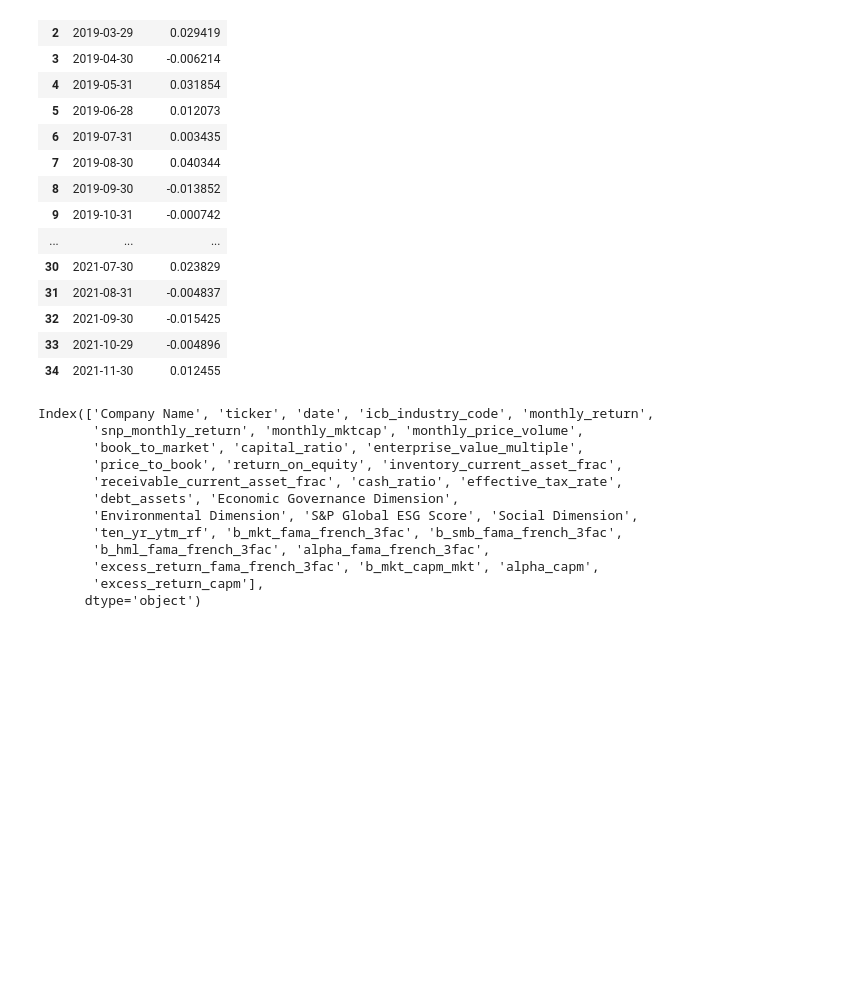
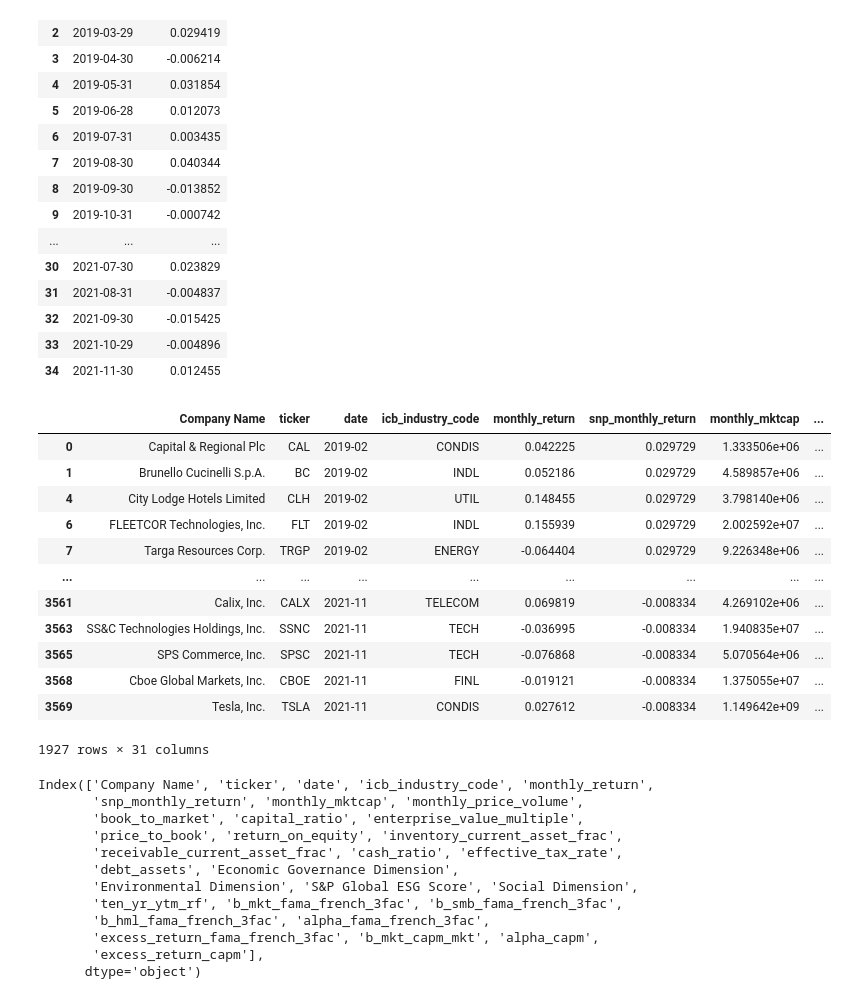
Before and after one commit to TDR474/ESG-Fama-French, a Jupyter notebook: wrds.ipynb, the cells around one changed output. Saved outputs shown, nothing was run; the diff lists cells and outputs as text; code cells hidden in the pictures; blank space fills up the shorter version.

```diff
--- a/wrds.ipynb
+++ b/wrds.ipynb
@@ -256,6 +256,22 @@ data_complete.dropna(inplace=True)
 data_complete_2021_11 = data_complete[data_complete['date'] == '2021-11']
 # drop the date column
 data_complete_2021_11 = data_complete_2021_11.drop(columns=['date'])
+# %%
+data_complete
+# %% [output]
+|  | Company Name | ticker | date | icb_industry_code | monthly_return | snp_monthly_return | monthly_mktcap | ... |
+| 0 | Capital & Regional Plc | CAL | 2019-02 | CONDIS | 0.042225 | 0.029729 | 1.333506e+06 | ... |
+| 1 | Brunello Cucinelli S.p.A. | BC | 2019-02 | INDL | 0.052186 | 0.029729 | 4.589857e+06 | ... |
+| 4 | City Lodge Hotels Limited | CLH | 2019-02 | UTIL | 0.148455 | 0.029729 | 3.798140e+06 | ... |
+| 6 | FLEETCOR Technologies, Inc. | FLT | 2019-02 | INDL | 0.155939 | 0.029729 | 2.002592e+07 | ... |
+| 7 | Targa Resources Corp. | TRGP | 2019-02 | ENERGY | -0.064404 | 0.029729 | 9.226348e+06 | ... |
+| ... | ... | ... | ... | ... | ... | ... | ... | ... |
+| 3561 | Calix, Inc. | CALX | 2021-11 | TELECOM | 0.069819 | -0.008334 | 4.269102e+06 | ... |
+| 3563 | SS&C Technologies Holdings, Inc. | SSNC | 2021-11 | TECH | -0.036995 | -0.008334 | 1.940835e+07 | ... |
+| 3565 | SPS Commerce, Inc. | SPSC | 2021-11 | TECH | -0.076868 | -0.008334 | 5.070564e+06 | ... |
+| 3568 | Cboe Global Markets, Inc. | CBOE | 2021-11 | FINL | -0.019121 | -0.008334 | 1.375055e+07 | ... |
+| 3569 | Tesla, Inc. | TSLA | 2021-11 | CONDIS | 0.027612 | -0.008334 | 1.149642e+09 | ... |
+1927 rows × 31 columns
 # %%
 # export to excel
 #data_ratios.to_excel('financial_ratios.xlsx', index=False)
```
